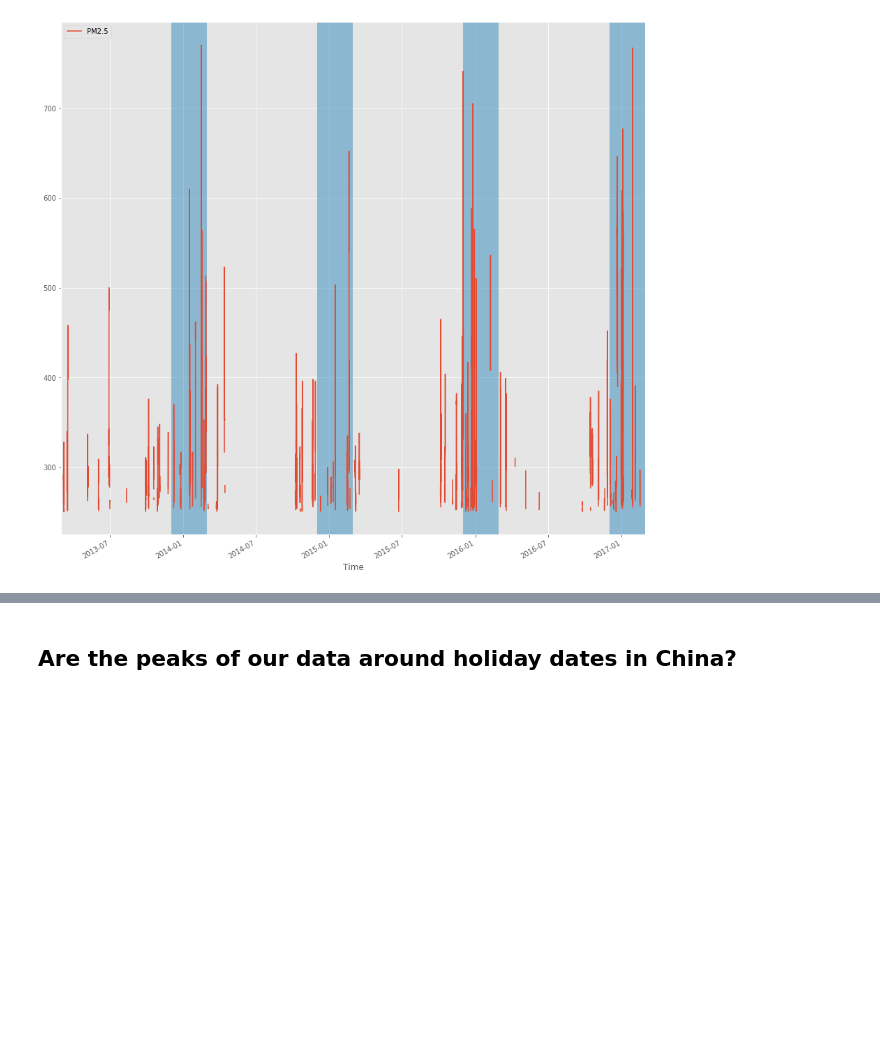
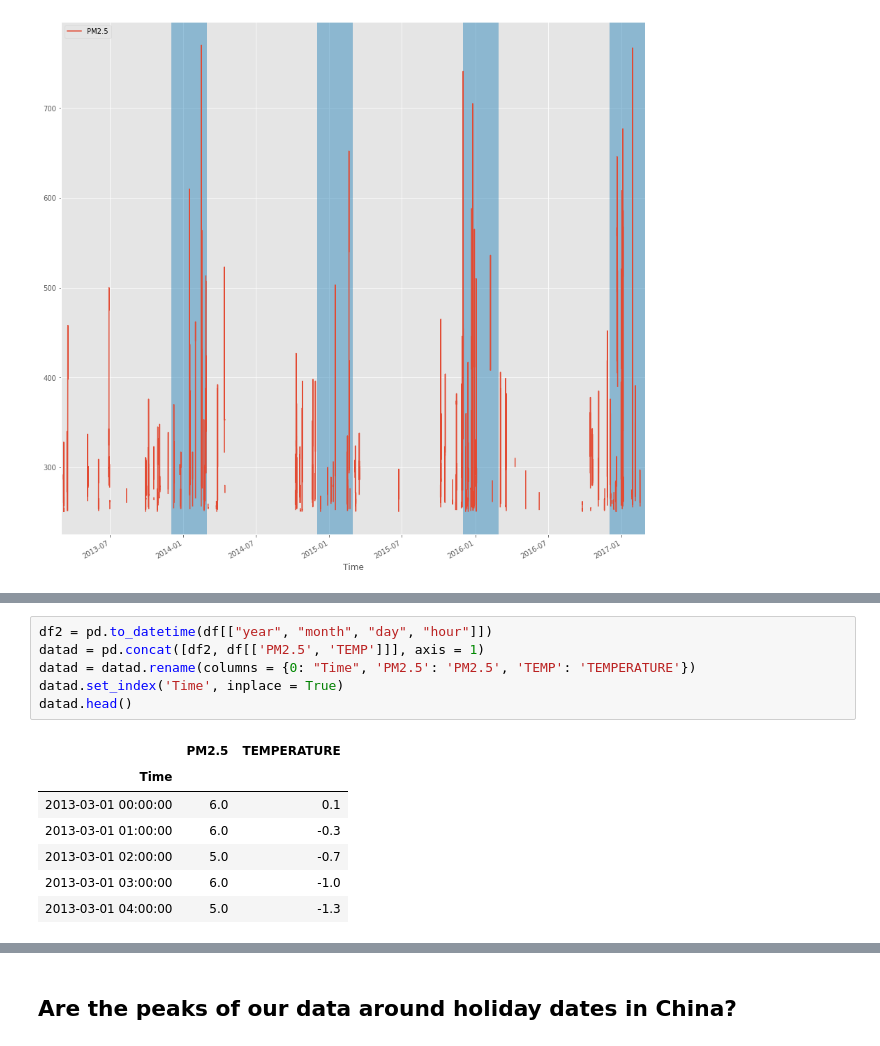
Before and after one commit to andypeng93/Capstone_Project, a Jupyter notebook: Capstone_Project.ipynb, the cells around one changed output, grey strips where cells are left out. Cells and saved outputs as stored; diff of their text form; blank space fills up the shorter version.

```diff
--- a/Capstone_Project.ipynb
+++ b/Capstone_Project.ipynb
@@ -207,0 +193,14 @@ xdate3 = pd.date_range(start = '2016-03-01', end = '2017-02-28')
+# %%
+df2 = pd.to_datetime(df[["year", "month", "day", "hour"]])
+datad = pd.concat([df2, df[['PM2.5', 'TEMP']]], axis = 1)
+datad = datad.rename(columns = {0: "Time", 'PM2.5': 'PM2.5', 'TEMP': 'TEMPERATURE'})
+datad.set_index('Time', inplace = True)
+datad.head()
+# %% [output]
+|  | PM2.5 | TEMPERATURE |
+| Time |  |  |
+| 2013-03-01 00:00:00 | 6.0 | 0.1 |
+| 2013-03-01 01:00:00 | 6.0 | -0.3 |
+| 2013-03-01 02:00:00 | 5.0 | -0.7 |
+| 2013-03-01 03:00:00 | 6.0 | -1.0 |
+| 2013-03-01 04:00:00 | 5.0 | -1.3 |
```
Also changed, not shown: parts of 2 cells of this notebook.
